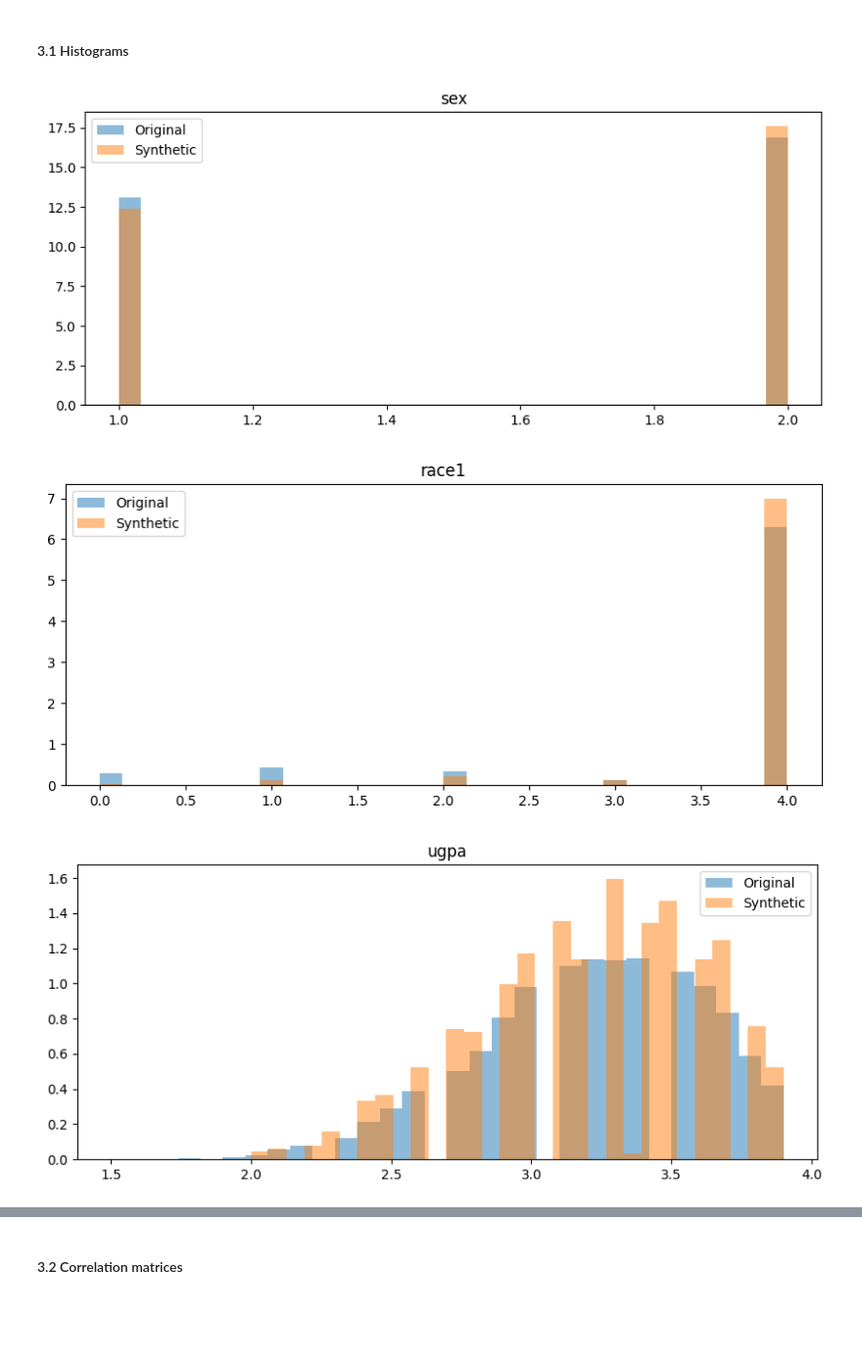
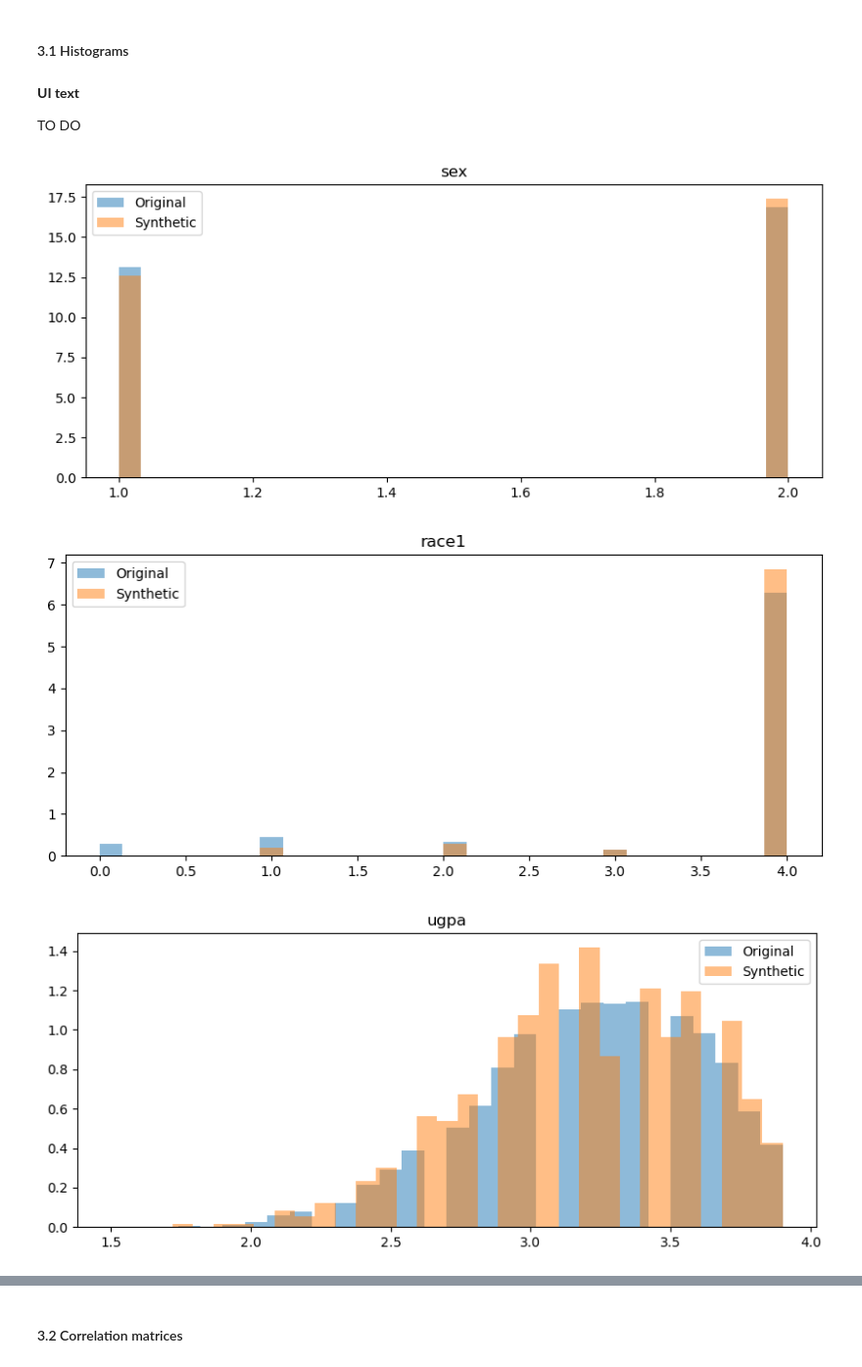
Before and after one commit to NGO-Algorithm-Audit/local-first-web-tool, a Jupyter notebook: notebooks/GC_LawSchoolAdmissionBar.ipynb, the cells around one changed output, grey strips where cells are left out. Shown: that part at 98% size. Cells and saved outputs as stored; diff of their text form; code cells hidden in the pictures; blank space fills up the shorter version.

```diff
--- a/notebooks/GC_LawSchoolAdmissionBar.ipynb
+++ b/notebooks/GC_LawSchoolAdmissionBar.ipynb
@@ -191,23 +192,27 @@ synthesizer = GaussianCopulaSynthesizer()
 synthesizer.fit(real_data)
 # %%
 # Generate synthetic data
-synthetic_data = synthesizer.sample(1000)
+synth_data = synthesizer.sample(1000)
 # %% [markdown]
 ### 3. Evaluation report of generated synthetic data
 # %% [markdown]
 #### 3.1 Histograms
+# %% [markdown]
+**UI text**
+
+TO DO
 # %%
 for column in real_data.columns:
     plt.figure(figsize=(10, 4))
     plt.hist(real_data[column], bins=30, alpha=0.5, label='Original', density=True)
-    plt.hist(synthetic_data[column], bins=30, alpha=0.5, label='Synthetic', density=True)
+    plt.hist(synth_data[column], bins=30, alpha=0.5, label='Synthetic', density=True)
     plt.title(f'{column}')
     plt.legend()
     plt.show()
 # %% [output]
-[figure, old version]
+[figure, new version]
-[figure, old version]
+[figure, new version]
-[figure, old version]
+[figure, new version]
 [figure]
 # %% [markdown]
 #### 3.2 Correlation matrices
```
Also changed, not shown: parts of 8 cells of this notebook, 1 other file.
